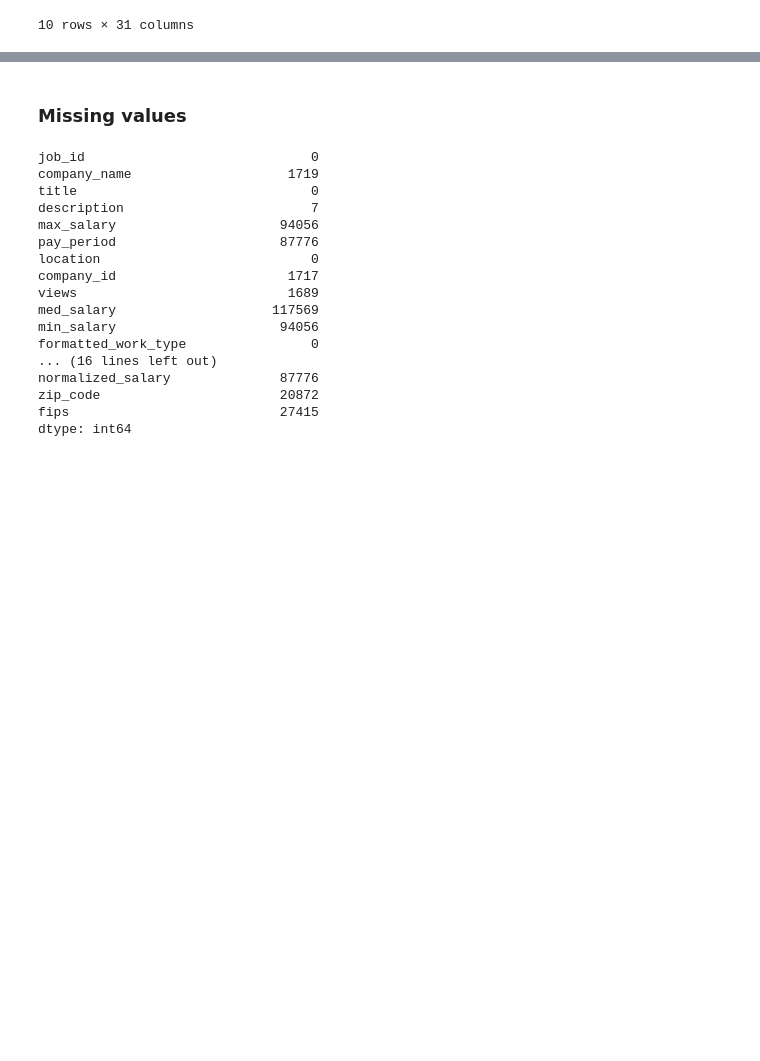
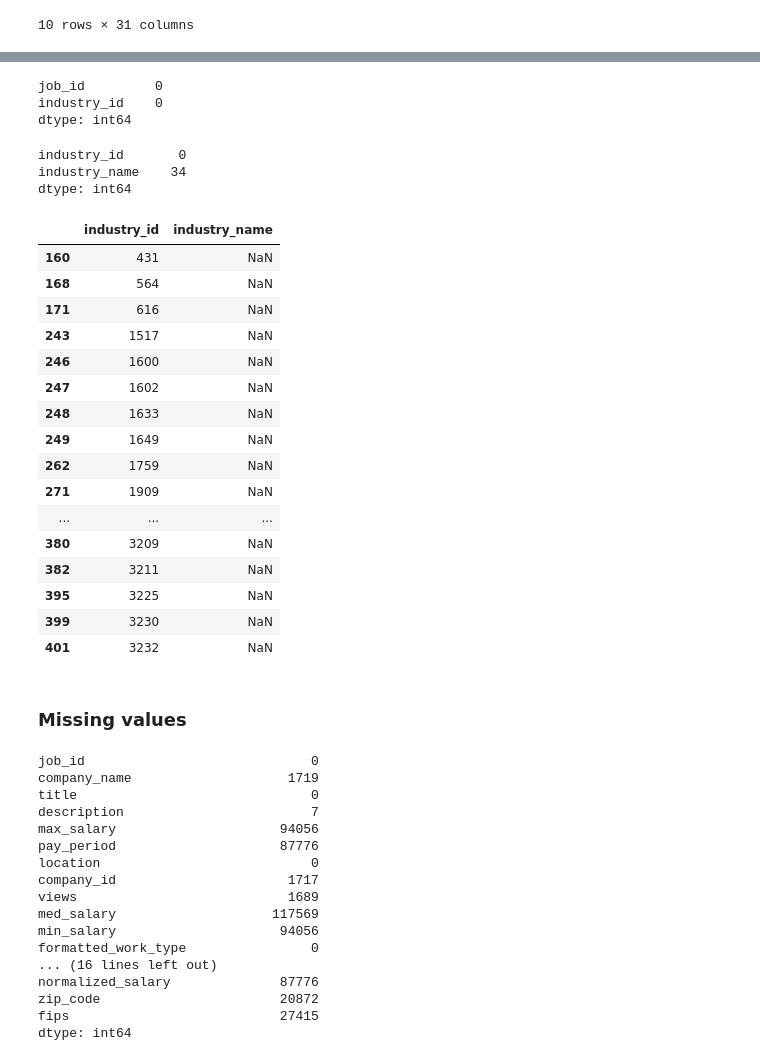
Before and after one commit to MarianSlassi/job_posting, a Jupyter notebook: notebooks/base_n.ipynb, the cells around one changed output, grey strips where cells are left out. Drawn from its saved outputs; the diff is of its cells as text; code cells hidden in the pictures; blank space fills up the shorter version.

```diff
--- a/notebooks/base_n.ipynb
+++ b/notebooks/base_n.ipynb
@@ -184,3 +221,35 @@ postings_raw[postings_raw.duplicated(subset=["description"], keep=False)].sort_v
+# %%
+industries_id.isnull().sum()
+# %% [output]
+job_id         0
+industry_id    0
+dtype: int64
+# %%
+mapping_industries.isnull().sum()
+# %% [output]
+industry_id       0
+industry_name    34
+dtype: int64
+# %%
+mapping_industries[mapping_industries['industry_name'].isnull()]
+# %% [output]
+|  | industry_id | industry_name |
+| 160 | 431 | NaN |
+| 168 | 564 | NaN |
+| 171 | 616 | NaN |
+| 243 | 1517 | NaN |
+| 246 | 1600 | NaN |
+| 247 | 1602 | NaN |
+| 248 | 1633 | NaN |
+| 249 | 1649 | NaN |
+| 262 | 1759 | NaN |
+| 271 | 1909 | NaN |
+| ... | ... | ... |
+| 380 | 3209 | NaN |
+| 382 | 3211 | NaN |
+| 395 | 3225 | NaN |
+| 399 | 3230 | NaN |
+| 401 | 3232 | NaN |
 # %% [markdown]
 ### Missing values
 # %%
```
Also changed, not shown: parts of 22 cells of this notebook, 1 other file.
